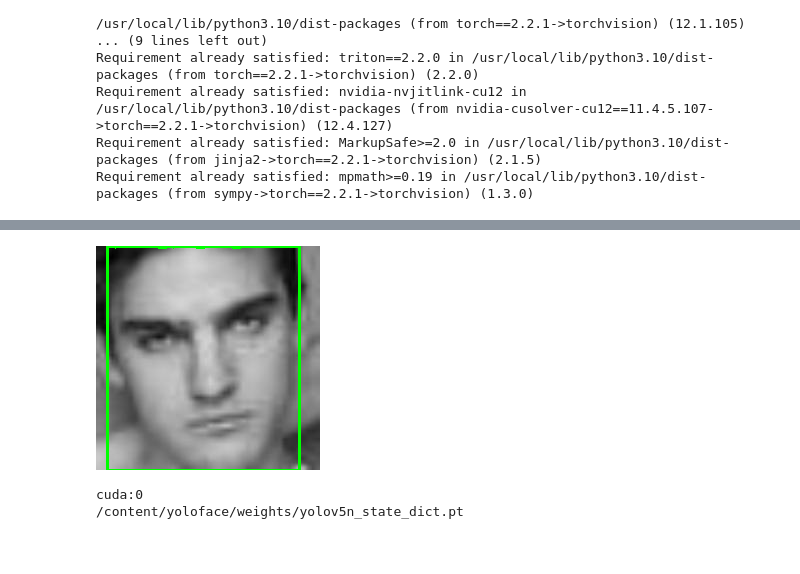
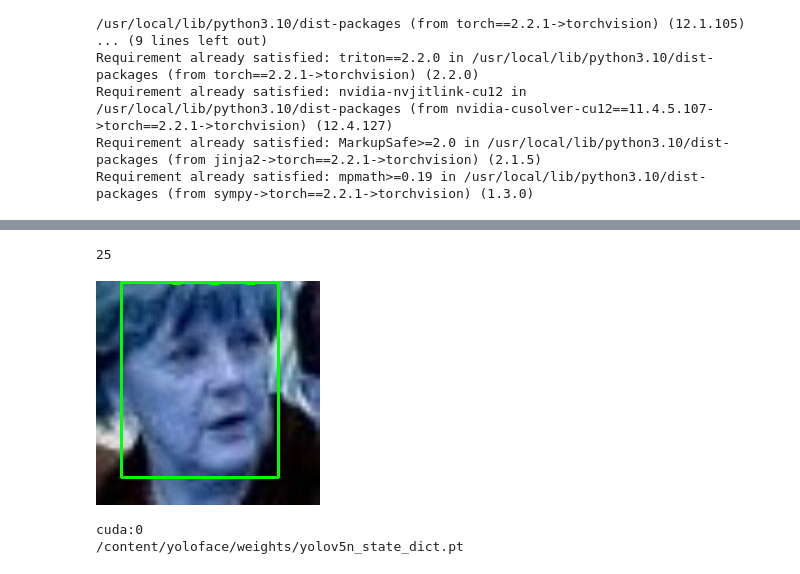
Before and after one commit to imnawar/EmotionRecognition, a Jupyter notebook: YOLO_Label_faces.ipynb, the cells around one changed output, grey strips where cells are left out. Drawn from its saved outputs; the diff is of its cells as text; code cells hidden in the pictures.

```diff
--- a/YOLO_Label_faces.ipynb
+++ b/YOLO_Label_faces.ipynb
@@ -389,6 +408,6 @@ cuda:0
 /content/yoloface/weights/yolov5n_state_dict.pt
 # %%
-model = YoloDetector(target_size=720, device="cuda:0", min_face=90)
-orgimg1 = np.array(Image.open(valid_df['path'][0]))
+model = YoloDetector(target_size=720, device="cpu", min_face=90)
+orgimg1 = np.array(Image.open('/content/surprise/10118Exp5fighting_president_178.jpg'))
 bboxes1,points1 = model.predict(orgimg1)
 # %% [output]
@@ -399,15 +416,19 @@ ValueError: axes don't match array
 # %%
 import cv2
 from google.colab.patches import cv2_imshow
+# %%
+bboxes1[0][0][0]
+# %% [output]
+25
 # %%
-x1, y1, x2, y2 = int(bboxes[0][0][0]), int(bboxes[0][0][1]), int(bboxes[0][0][2]), int(bboxes[0][0][3]) ## get x, y of the bbox
+x1, y1, x2, y2 = int(bboxes1[0][0][0]), int(bboxes1[0][0][1]), int(bboxes1[0][0][2]), int(bboxes1[0][0][3]) ## get x, y of the bbox
 
-cv2.rectangle(orgimg, (x1, y1), (x2, y2), (0, 255, 0), 2) ## create bbox rectangle
-cv2.putText(orgimg, 'Face', (x1, y1), cv2.FONT_HERSHEY_SIMPLEX, 2, (0, 255, 0), 3) ## create bbox text
+cv2.rectangle(orgimg1, (x1, y1), (x2, y2), (0, 255, 0), 2) ## create bbox rectangle
+cv2.putText(orgimg1, 'Face', (x1, y1), cv2.FONT_HERSHEY_SIMPLEX, 2, (0, 255, 0), 3) ## create bbox text
 
-cv2_imshow(orgimg) ## show frame
+cv2_imshow(orgimg1) ## show frame
 # %% [output]
-[figure, old version]
+[figure, new version]
 # %%
 model = YoloDetector(target_size=720, device="cuda:0", min_face=90)
 orgimg = np.array(Image.open('/content/341Exp0angry_asian_425.jpg'))
```
Also changed, not shown: parts of 22 cells of this notebook.
